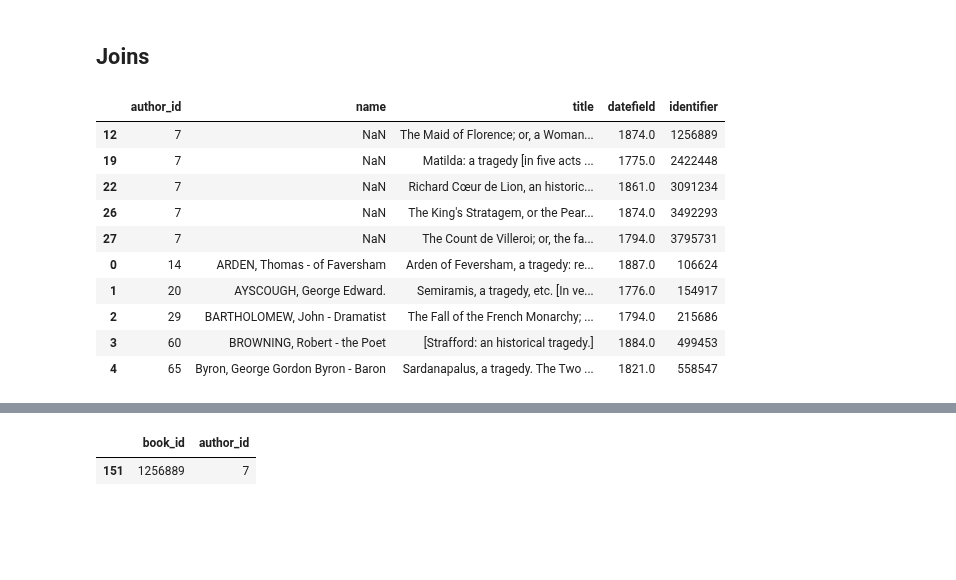
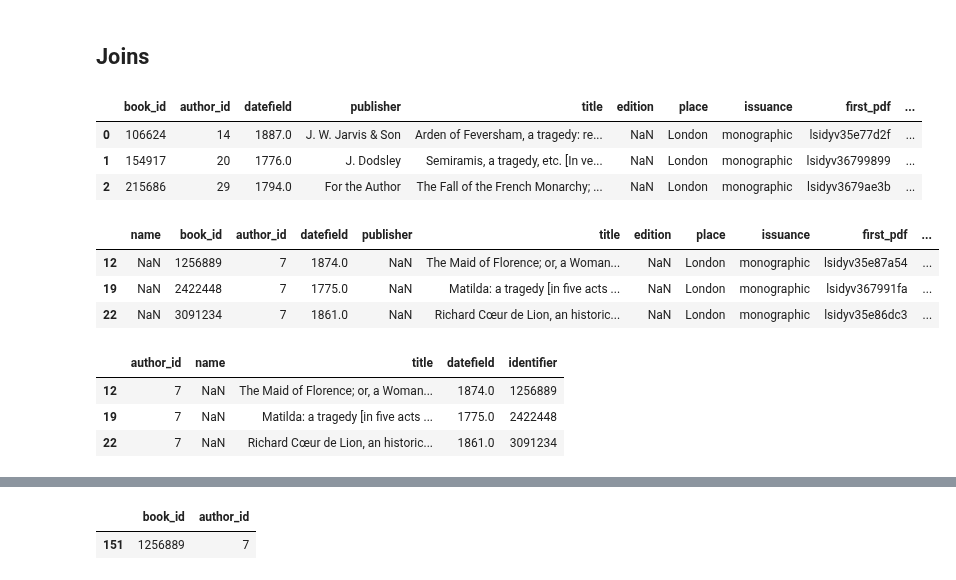
Before and after one commit to mromanello/ADA-DHOxSS, a Jupyter notebook: notebooks/3.1 Wrangling.ipynb, the cells around one changed output, grey strips where cells are left out. Saved outputs shown, nothing was run; the diff lists cells and outputs as text; code cells hidden in the pictures; blank space fills up the shorter version.

```diff
--- a/notebooks/3.1 Wrangling.ipynb
+++ b/notebooks/3.1 Wrangling.ipynb
@@ -143,21 +169,24 @@ pd.merge(right=df_book_tragedy, left=df_book_comedy, how="inner").shape
 # %%
 # Inner between books and authors passing by the intermediate table author_book
 # %%
-df_book_tragedy_authors = pd.merge(right=df_book_tragedy, left=df_author_book, how="inner", right_on="identifier", left_on="book_id")
+df_book_tragedy_authors = pd.merge(right=df_book_tragedy,
+                                   left=df_author_book, how="inner",
+                                   right_on="identifier", left_on="book_id")
+# %%
+df_book_tragedy_authors.head(3)
+# %% [output]
+|  | book_id | author_id | datefield | publisher | title | edition | place | issuance | first_pdf | ... |
+| 0 | 106624 | 14 | 1887.0 | J. W. Jarvis & Son | Arden of Feversham, a tragedy: re... | NaN | London | monographic | lsidyv35e77d2f | ... |
+| 1 | 154917 | 20 | 1776.0 | J. Dodsley | Semiramis, a tragedy, etc. [In ve... | NaN | London | monographic | lsidyv36799899 | ... |
+| 2 | 215686 | 29 | 1794.0 | For the Author | The Fall of the French Monarchy; ... | NaN | London | monographic | lsidyv3679ae3b | ... |
 # %%
-df_book_tragedy_authors = pd.merge(right=df_book_tragedy_authors, left=df_author, how="inner", right_on="author_id", left_index=True)
-df_book_tragedy_authors = df_book_tragedy_authors[["author_id","name","title","datefield","identifier"]]
+df_book_tragedy_authors = pd.merge(right=df_book_tragedy_authors,
+                                   left=df_author, how="inner", right_on="author_id",
+                                   left_index=True)
 # %%
-df_book_tragedy_authors.head(10)
+df_book_tragedy_authors.head(3)
 # %% [output]
-|  | author_id | name | title | datefield | identifier |
-| 12 | 7 | NaN | The Maid of Florence; or, a Woman... | 1874.0 | 1256889 |
-| 19 | 7 | NaN | Matilda: a tragedy [in five acts ... | 1775.0 | 2422448 |
-| 22 | 7 | NaN | Richard Cœur de Lion, an historic... | 1861.0 | 3091234 |
-| 26 | 7 | NaN | The King's Stratagem, or the Pear... | 1874.0 | 3492293 |
-| 27 | 7 | NaN | The Count de Villeroi; or, the fa... | 1794.0 | 3795731 |
-| 0 | 14 | ARDEN, Thomas - of Faversham | Arden of Feversham, a tragedy: re... | 1887.0 | 106624 |
-| 1 | 20 | AYSCOUGH, George Edward. | Semiramis, a tragedy, etc. [In ve... | 1776.0 | 154917 |
-| 2 | 29 | BARTHOLOMEW, John - Dramatist | The Fall of the French Monarchy; ... | 1794.0 | 215686 |
-| 3 | 60 | BROWNING, Robert - the Poet | [Strafford: an historical tragedy.] | 1884.0 | 499453 |
-| 4 | 65 | Byron, George Gordon Byron - Baron | Sardanapalus, a tragedy. The Two ... | 1821.0 | 558547 |
+|  | name | book_id | author_id | datefield | publisher | title | edition | place | issuance | first_pdf | ... |
+| 12 | NaN | 1256889 | 7 | 1874.0 | NaN | The Maid of Florence; or, a Woman... | NaN | London | monographic | lsidyv35e87a54 | ... |
+| 19 | NaN | 2422448 | 7 | 1775.0 | NaN | Matilda: a tragedy [in five acts ... | NaN | London | monographic | lsidyv367991fa | ... |
+| 22 | NaN | 3091234 | 7 | 1861.0 | NaN | Richard Cœur de Lion, an historic... | NaN | London | monographic | lsidyv35e86dc3 | ... |
@@ -164,3 +195,10 @@ df_book_tragedy_authors.head(10)
+# %%
+df_book_tragedy_authors.head(3)
+# %% [output]
+|  | author_id | name | title | datefield | identifier |
+| 12 | 7 | NaN | The Maid of Florence; or, a Woman... | 1874.0 | 1256889 |
+| 19 | 7 | NaN | Matilda: a tragedy [in five acts ... | 1775.0 | 2422448 |
+| 22 | 7 | NaN | Richard Cœur de Lion, an historic... | 1861.0 | 3091234 |
 # %%
 df_book[df_book["identifier"] == 1256889]
 # %% [output]
```
Also changed, not shown: parts of 15 cells of this notebook, 1 other file.
